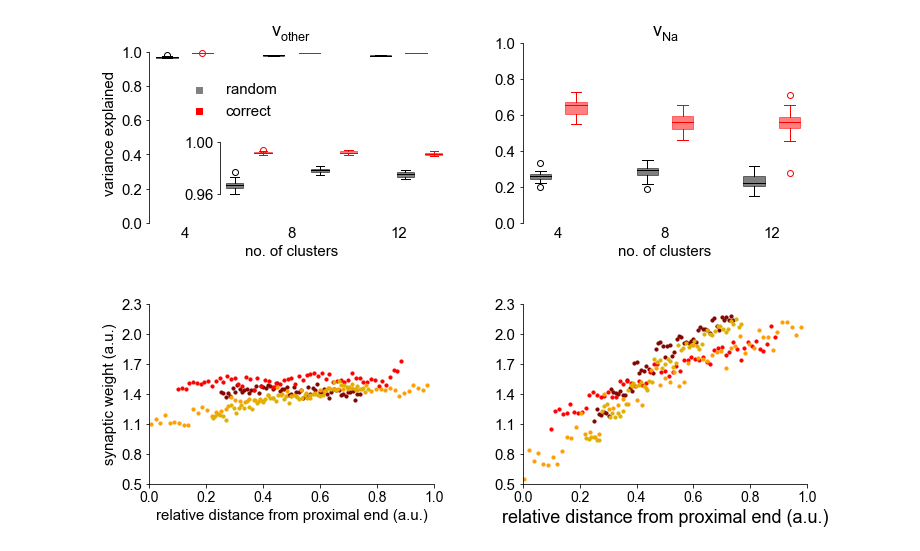
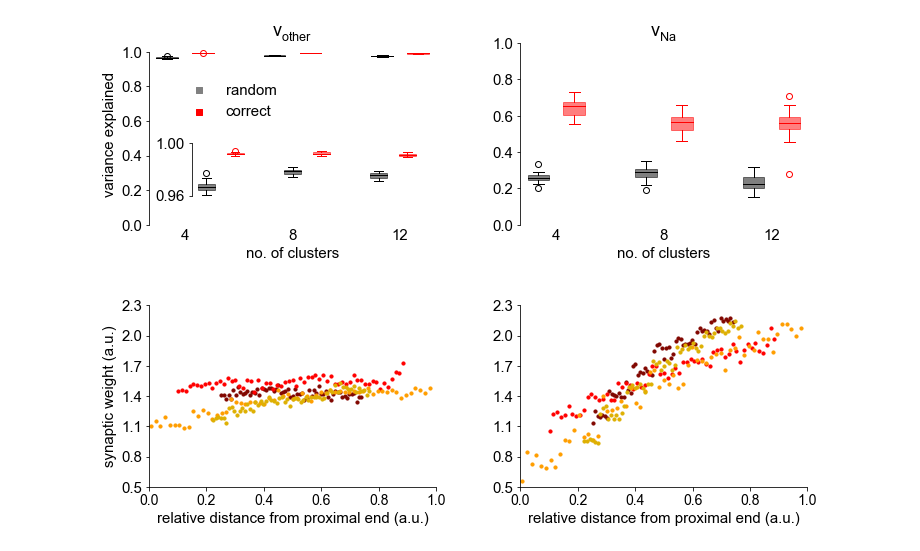
Before and after one commit to yjkimnada/dendrite, a Jupyter notebook: fig_connectivity/fig_connectivity.ipynb, the cells around one changed output. Cells and saved outputs as stored; diff of their text form; code cells hidden in the pictures.

```diff
--- a/fig_connectivity/fig_connectivity.ipynb
+++ b/fig_connectivity/fig_connectivity.ipynb
@@ -193,7 +193,7 @@ ax2.set_title("$\mathregular{v_{Na}}$", fontsize=title_size)
 ax1.yaxis.set_tick_params(labelsize=tick_size)
 ax2.yaxis.set_tick_params(labelsize=tick_size)
 
-ins = ax1.inset_axes([0.25,0.15,0.8,0.3])
+ins = ax1.inset_axes([0.15,0.15,0.8,0.3])
 ins.spines.right.set_visible(False)
 ins.spines.top.set_visible(False)
 ins.spines.bottom.set_visible(False)
@@ -240,32 +240,32 @@ ax3.scatter(eloc4[940:1000], gru4_nona_hand_scale[940:1000], color=colors[1], s=
 ax3.scatter(eloc4[1000:1060], gru4_nona_hand_scale[1000:1060], color=colors[2], s=10, label="Subunit 3")
 ax3.scatter(eloc4[1060:1120], gru4_nona_hand_scale[1060:1120], color=colors[3], s=10, label="Subunit 4")
 
 ax4.scatter(eloc4[880:940], gru4_diff_hand_scale[880:940], color=colors[0], s=10, label="Subunit 1")
 ax4.scatter(eloc4[940:1000], gru4_diff_hand_scale[940:1000], color=colors[1], s=10, label="Subunit 2")
 ax4.scatter(eloc4[1000:1060], gru4_diff_hand_scale[1000:1060], color=colors[2], s=10, label="Subunit 3")
 ax4.scatter(eloc4[1060:1120], gru4_diff_hand_scale[1060:1120], color=colors[3], s=10, label="Subunit 4")
 
 ax3.spines.right.set_visible(False)
 ax3.spines.top.set_visible(False)
 ax4.spines.right.set_visible(False)
 ax4.spines.top.set_visible(False)
 
 ax3.set_ylim(0.5,2.3)
 ax4.set_ylim(0.5,2.3)
 ax3.set_yticks(np.arange(0.5, 2.4,0.3))
 ax4.set_yticks(np.arange(0.5, 2.4,0.3))
 ax3.yaxis.set_tick_params(labelsize=tick_size)
 ax4.yaxis.set_tick_params(labelsize=tick_size)
 ax3.set_xlim(0,1)
 ax4.set_xlim(0,1)
 
 ax3.set_xlabel("relative distance from proximal end (a.u.)", fontsize=label_size)
 ax3.set_ylabel("synaptic weight (a.u.)", fontsize=label_size)
-ax4.set_xlabel("relative distance from proximal end (a.u.)", fontsize=title_size)
+ax4.set_xlabel("relative distance from proximal end (a.u.)", fontsize=label_size)
 #ax3.legend(frameon=False, fontsize=label_size, loc=(0.1,0.7))
 
 fig.tight_layout()
 #plt.show()
 fig.savefig("/home/sklee/dendrite/fig_connectivity/fig_connectivity_raw.pdf", bbox_inches="tight", transparent=True)
 # %% [output]
-[figure, old version]
+[figure, new version]
```
Also changed, not shown: 5 other files.
